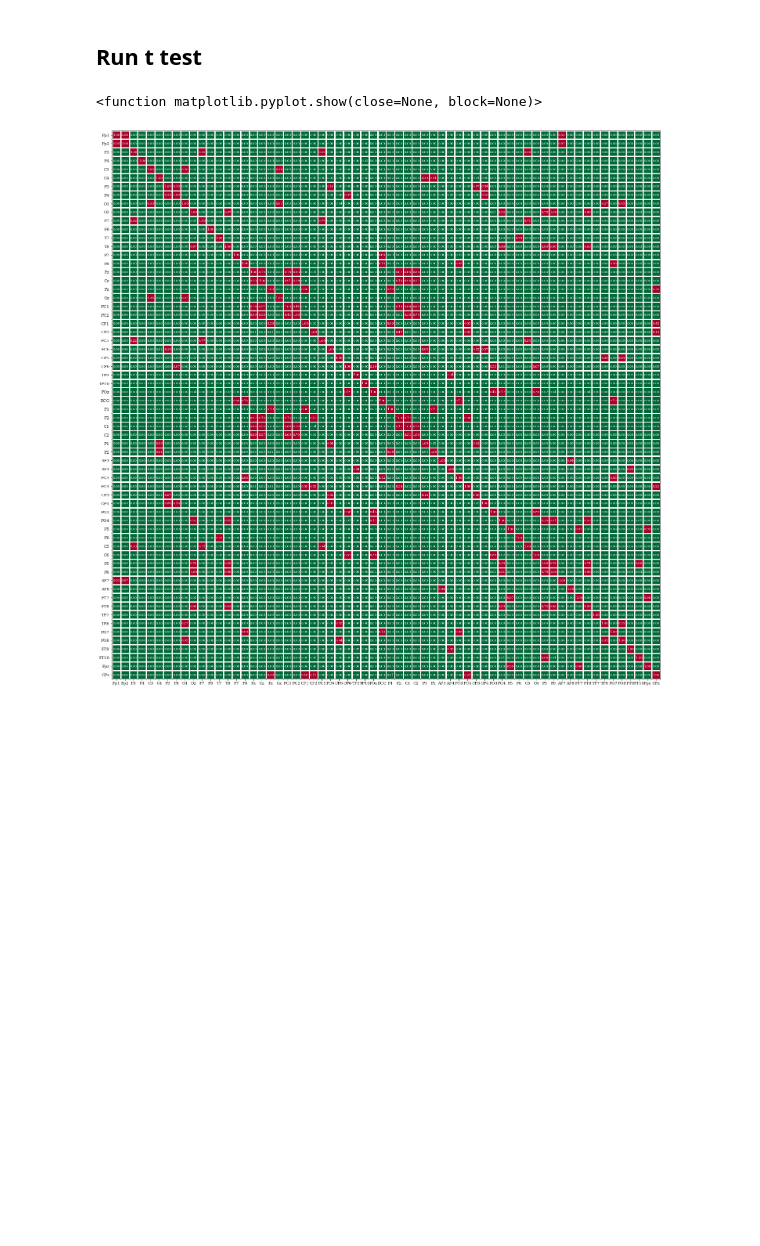
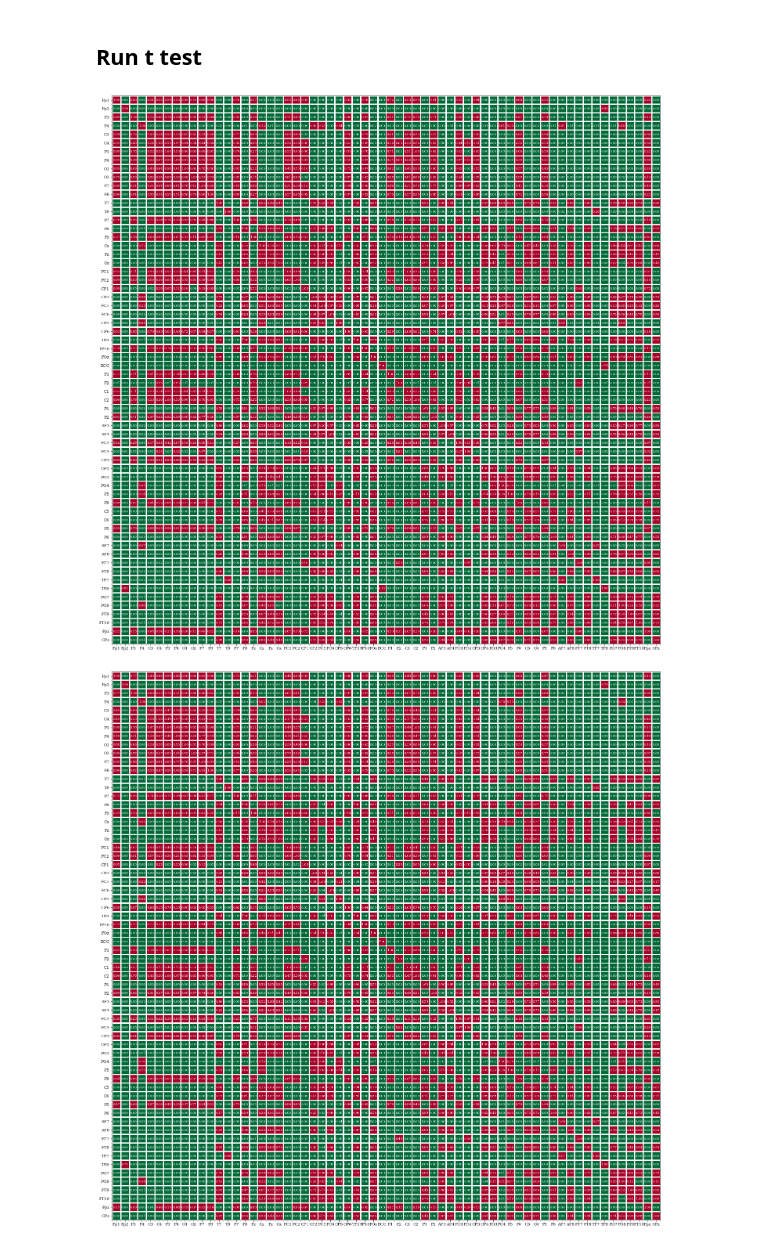
Before and after one commit to DCalhas/eeg_to_fmri, a Jupyter notebook: src/notebooks/stat_analysis.ipynb, the cells around one changed output. Saved outputs shown, nothing was run; the diff lists cells and outputs as text; code cells hidden in the pictures; blank space fills up the shorter version.

```diff
--- a/src/notebooks/stat_analysis.ipynb
+++ b/src/notebooks/stat_analysis.ipynb
@@ -203,56 +267,50 @@ for channel in range(eeg_train.shape[1]):
 # %%
-#test normality
-from scipy.stats import shapiro
-
-
-from scipy.stats import ttest_ind
-
-
-
-pvalue_img = np.zeros((eeg_train.shape[1], eeg_train.shape[1]))
-
-
+pvalue_img = np.zeros((3, eeg_train.shape[1], eeg_train.shape[1]))
 
 for channel1 in range(eeg_train.shape[1]):
     for channel2 in range(eeg_train.shape[1]):
 
-        tvalue, pvalue = ttest_ind(freqs_x_channels_ttest[channel1,:], freqs_x_channels_ttest[channel2,:])
-
-        pvalue_img[channel1, channel2] = pvalue
+        pvalue_img[0, channel1, channel2] = ttest_ind(freqs_x_channels_ttest[channel1,:], freqs_x_channels_ttest[channel2,:])[1]
+        pvalue_img[1, channel1, channel2] = ttest_ind(freqs_y_channels_ttest[channel1,:], freqs_y_channels_ttest[channel2,:])[1]
+        pvalue_img[2, channel1, channel2] = ttest_ind(freqs_z_channels_ttest[channel1,:], freqs_z_channels_ttest[channel2,:])[1]
 # %%
 pvalue_img_pixels = (pvalue_img <= 0.05).astype("int32")
 channel_names = eeg_utils.get_eeg_instance_01(0).ch_names
 #pvalue_img_pixels = pvalue_img
 # %%
-fg = plt.figure(figsize=(20,20))
-ax = plt.gca()
+axis=["xaxis", "yaxis", "zaxis"]
 
-img = ax.imshow(pvalue_img_pixels, cmap="RdYlGn")
+for a in range(pvalue_img_pixels.shape[0]):
 
-plt.xticks(np.arange(0,len(channel_names)), channel_names)
-plt.yticks(np.arange(0,len(channel_names)), channel_names)
+    fg = plt.figure(figsize=(20,20))
+    ax = plt.gca()
 
-ax.set_xticks(np.arange(len(channel_names)+1)-.5, minor=True)
-ax.set_yticks(np.arange(len(channel_names)+1)-.5, minor=True)
-ax.grid(which="minor", color="w", linestyle='-', linewidth=3)
+    img = ax.imshow(pvalue_img_pixels[a], cmap="RdYlGn")
 
-plt.tick_params(top=False, bottom=True,
-                   labeltop=False, labelbottom=True)
+    plt.xticks(np.arange(0,len(channel_names)), channel_names)
+    plt.yticks(np.arange(0,len(channel_names)), channel_names)
 
-for i in range(pvalue_img.shape[0]):
-    for j in range(pvalue_img.shape[1]):
-        img.axes.text(j-0.40, i+0.1, "{:.2f}".format(pvalue_img[i, j]), fontsize=8,
-                      color="white")
+    ax.set_xticks(np.arange(len(channel_names)+1)-.5, minor=True)
+    ax.set_yticks(np.arange(len(channel_names)+1)-.5, minor=True)
+    ax.grid(which="minor", color="w", linestyle='-', linewidth=3)
 
-plt.rc('font', family='serif')
-plt.tight_layout()
+    plt.tick_params(top=False, bottom=True,
+                       labeltop=False, labelbottom=True)
 
-if(dataset = "01"):
-    fig.savefig("violin_channels_ds0001.pdf", format="pdf")
-elif(dataset = "02"):
-    fig.savefig("violin_channels_ds0002.pdf", format="pdf")
-else:
-    fig.savefig("violin_channels_ds0002.pdf", format="pdf")
+    for i in range(pvalue_img[a,:,:].shape[0]):
+        for j in range(pvalue_img[a,:,:].shape[1]):
+            img.axes.text(j-0.40, i+0.1, "{:.2f}".format(pvalue_img[a, i, j]), fontsize=8,
+                          color="white")
+
+    plt.rc('font', family='serif')
+    plt.tight_layout()
+
+    if(dataset == "01"):
+        fg.savefig("../../plots/stat_analysis/"+analysis_setting+"_"+axis[a]+"_"+resample_setting[int(resampling)]+"_pvalues_violin_channels_ds000001.pdf", format="pdf")
+    elif(dataset == "02"):
+        fg.savefig("../../plots/stat_analysis/"+analysis_setting+"_"+axis[a]+"_"+resample_setting[int(resampling)]+"_pvalues_violin_channels_ds000002.pdf", format="pdf")
+    else:
+        fg.savefig("../../plots/stat_analysis/"+analysis_setting+"_"+axis[a]+"_"+resample_setting[int(resampling)]+"_pvalues_violin_channels_ds002158.pdf", format="pdf")
 # %% [output]
-<function matplotlib.pyplot.show(close=None, block=None)>
-[figure, old version]
+[figure, new version]
+[figure, added]
```
Also changed, not shown: parts of 9 cells of this notebook.
